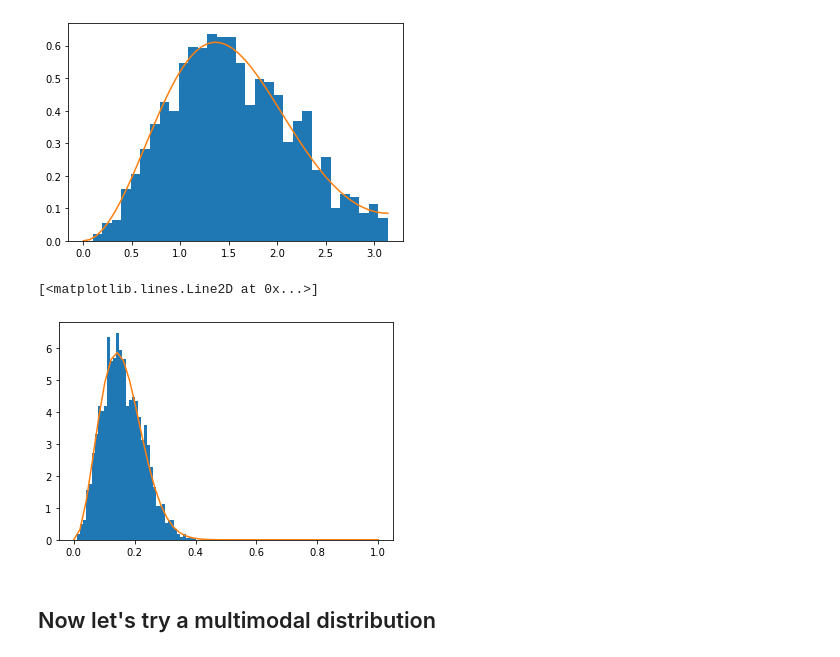
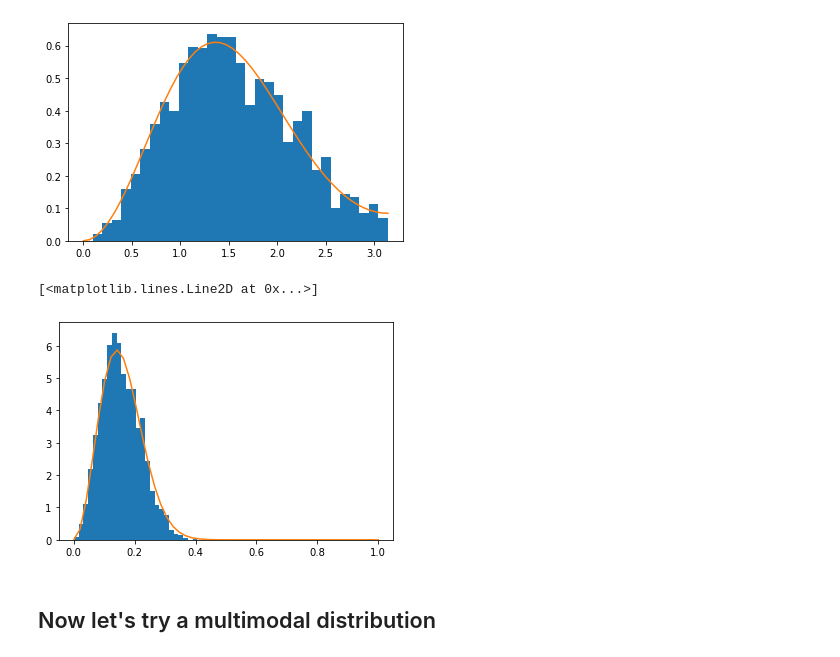
Before and after one commit to McWilliamsCenter/SO3DiffusionModels, a Jupyter notebook: notebooks/SDE_demo.ipynb, the cells around one changed output. Saved outputs shown, nothing was run; the diff lists cells and outputs as text; code cells hidden in the pictures.

```diff
--- a/notebooks/SDE_demo.ipynb
+++ b/notebooks/SDE_demo.ipynb
@@ -285,15 +224,15 @@ plot(theta, (1 - cos(theta))/pi*_isotropic_gaussian_so3(theta, jnp.sqrt(0.1**2+1
 # %% [output]
 [<matplotlib.lines.Line2D at 0x...>]
 [figure]
-# %%
-theta = jnp.linspace(0, 1)
-angles = jnp.linalg.norm(solution.y[:,-1].reshape([-1,3]),axis=-1)
-
-hist(angles,100, density=True, range=[0,1]);
-plot(theta, (1 - cos(theta))/pi*_isotropic_gaussian_so3_small(theta, 0.1/jnp.sqrt(2)))
-# %% [output]
-[<matplotlib.lines.Line2D at 0x...>]
-[figure, removed]
+# %%
+theta = jnp.linspace(0, 1)
+angles = jnp.linalg.norm( jax.vmap(lambda q: (SO3(q) @ center.inverse()).log())(ys[-1]),axis=-1)
+
+hist(angles,64, density=True, range=[0,1]);
+plot(theta, (1 - cos(theta))/pi*_isotropic_gaussian_so3_small(theta, 0.1/jnp.sqrt(2)))
+# %% [output]
+[<matplotlib.lines.Line2D at 0x...>]
+[figure, added]
 # %% [markdown]
 ## Now let's try a multimodal distribution
 # %%
```
Also changed, not shown: parts of 25 cells of this notebook.
